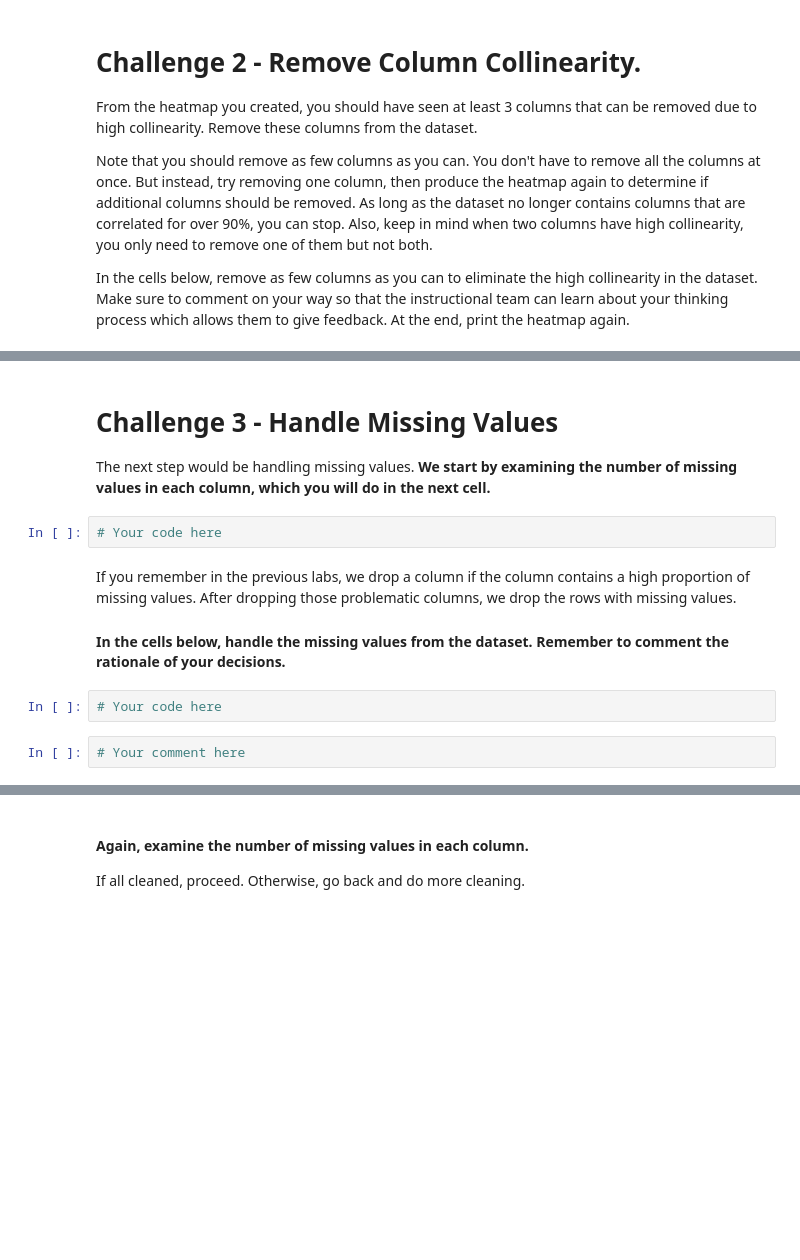
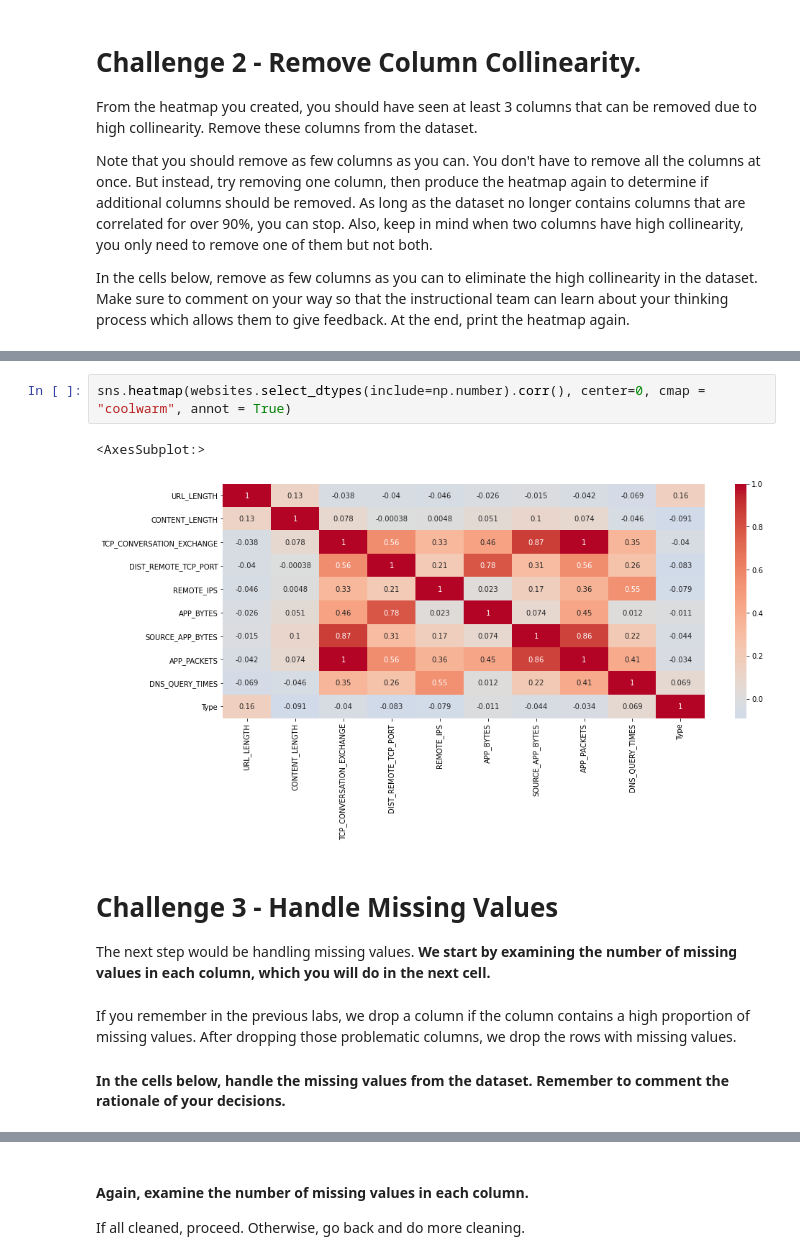
Before and after one commit to ta-datapt-bcn/lab-supervised-learning, a Jupyter notebook: your-code/main.ipynb, the cells around one changed output, grey strips where cells are left out. Saved outputs shown, nothing was run; the diff lists cells and outputs as text; blank space fills up the shorter version.

```diff
--- a/your-code/main.ipynb
+++ b/your-code/main.ipynb
@@ -71,14 +139,13 @@ In the cells below, remove as few columns as you can to eliminate the high colli
+# %%
+sns.heatmap(websites.select_dtypes(include=np.number).corr(), center=0, cmap = "coolwarm", annot = True)
+# %% [output]
+<AxesSubplot:>
+[figure, added]
 # %% [markdown]
 # Challenge 3 - Handle Missing Values
 
 The next step would be handling missing values. **We start by examining the number of missing values in each column, which you will do in the next cell.**
-# %%
-# Your code here
 # %% [markdown]
 If you remember in the previous labs, we drop a column if the column contains a high proportion of missing values. After dropping those problematic columns, we drop the rows with missing values.
 
 #### In the cells below, handle the missing values from the dataset. Remember to comment the rationale of your decisions.
-# %%
-# Your code here
-# %%
-# Your comment here
```
Also changed, not shown: parts of 93 cells of this notebook, 1 other file.
